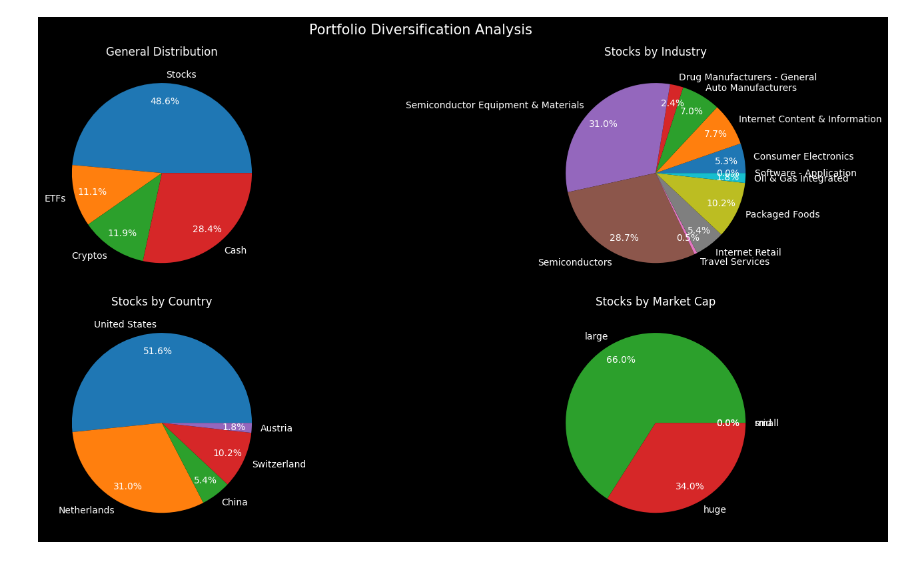
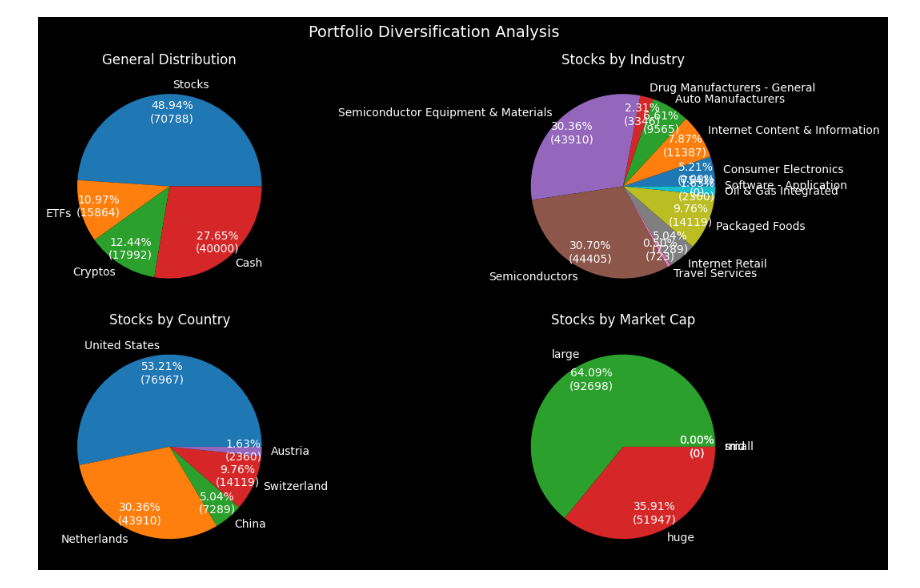
Before and after one commit to MacarocoFonseca/portfolio-optimization, a Jupyter notebook: portfolio_notebooks/asset_portfolio_visualization.ipynb, the cells around one changed output. Saved outputs shown, nothing was run; the diff lists cells and outputs as text; code cells hidden in the pictures.

Commit message:
Update portfolio notebook & readme file

```diff
--- a/portfolio_notebooks/asset_portfolio_visualization.ipynb
+++ b/portfolio_notebooks/asset_portfolio_visualization.ipynb
@@ -45,11 +61,11 @@ cash = 40_000
 # %%
 # General distributions
 general_dist = {
-    'Stocks': sum(values),
-    'ETFs': sum(etfs_values),
-    'Cryptos': sum(cryptos_values),
-    'Cash': cash
-    }
+    "Stocks": sum(values),
+    "ETFs": sum(etfs_values),
+    "Cryptos": sum(cryptos_values),
+    "Cash": cash,
+}
 # %%
 # Sector distributions
 sector_dist = {}
@@ -98,25 +114,68 @@ with open('stock_portfolio_data/market_cap.pickle','rb') as f:
     market_cap_dist = pickle.load(f)
+# %%
+# Custom function to format the autopct and control its fontsize
+def autopct_format(values):
+    def my_format(pct):
+        total = sum(values)
+        val = int(round(pct * total / 100.0))
+        return "{p:.2f}%\n({v:d})".format(p=pct, v=val)
+
+    return my_format
 # %%
-fig, axs = plt.subplots(2,2, figsize=(16,8))
-fig.suptitle('Portfolio Diversification Analysis', fontsize = 15)
+# Decrease the font size for pie chart labels
+mpl.rcParams["font.size"] = 10
+font_size = 10
 
-axs[0,0].pie(general_dist.values(), labels=general_dist.keys(), autopct='%1.1f%%', pctdistance=0.8, colors=mcolors.TABLEAU_COLORS)
-axs[0,0].set_title("General Distribution")
+fig, axs = plt.subplots(2, 2, figsize=(12, 7))
+fig.suptitle("Portfolio Diversification Analysis", fontsize=14)
 
-axs[0,1].pie(sector_dist.values(), labels=sector_dist.keys(), autopct='%1.1f%%', pctdistance=0.8, colors=mcolors.TABLEAU_COLORS)
-axs[0,1].set_title("Stocks by Industry")
+axs[0, 0].pie(
+    general_dist.values(),
+    labels=general_dist.keys(),
+    autopct=autopct_format(general_dist.values()),
+    pctdistance=0.8,
+    colors=mcolors.TABLEAU_COLORS,
+    textprops={"fontsize": font_size},
+)
+axs[0, 0].set_title("General Distribution")
 
-axs[1,0].pie(country_dist.values(), labels=country_dist.keys(), autopct='%1.1f%%', pctdistance=0.8, colors=mcolors.TABLEAU_COLORS)
-axs[1,0].set_title("Stocks by Country")
+axs[0, 1].pie(
+    sector_dist.values(),
+    labels=sector_dist.keys(),
+    autopct=autopct_format(general_dist.values()),
+    pctdistance=0.8,
+    colors=mcolors.TABLEAU_COLORS,
+    textprops={"fontsize": font_size},
+)
+axs[0, 1].set_title("Stocks by Industry")
 
-axs[1,1].pie(market_cap_dist.values(), labels=market_cap_dist.keys(), autopct='%1.1f%%', pctdistance=0.8, colors=mcolors.TABLEAU_COLORS)
-axs[1,1].set_title("Stocks by Market Cap")
+axs[1, 0].pie(
+    country_dist.values(),
+    labels=country_dist.keys(),
+    autopct=autopct_format(general_dist.values()),
+    pctdistance=0.8,
+    colors=mcolors.TABLEAU_COLORS,
+    textprops={"fontsize": font_size},
+)
+axs[1, 0].set_title("Stocks by Country")
+
+axs[1, 1].pie(
+    market_cap_dist.values(),
+    labels=market_cap_dist.keys(),
+    autopct=autopct_format(general_dist.values()),
+    pctdistance=0.8,
+    colors=mcolors.TABLEAU_COLORS,
+    textprops={"fontsize": font_size},
+)
+axs[1, 1].set_title("Stocks by Market Cap")
 
 plt.tight_layout()
 
 # Save the figure
-fig.savefig('images/portfolio_diversification_analysis.png', dpi=1200)  # Save as a PNG file with high resolution
+fig.savefig(
+    "figures/portfolio_diversification_analysis.png", dpi=600
+)  # Save as a PNG file with high resolution
 
 plt.show()
 # %% [output]
-[figure, old version]
+[figure, new version]
```
Also changed, not shown: parts of 7 cells of this notebook, 14 other files.
